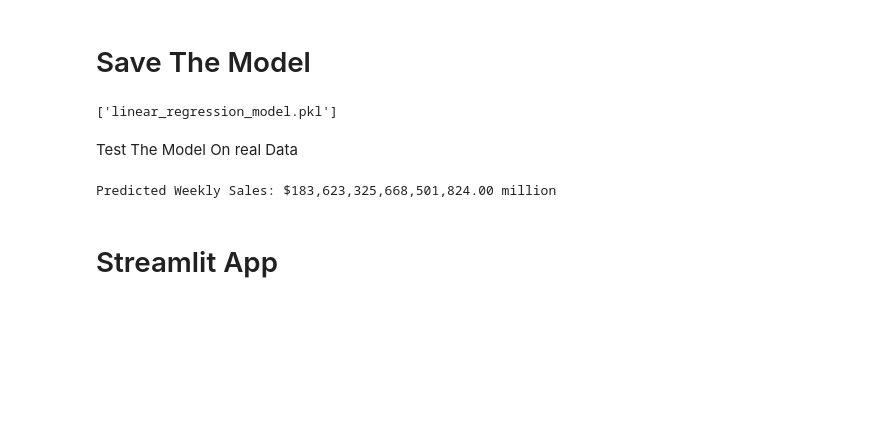
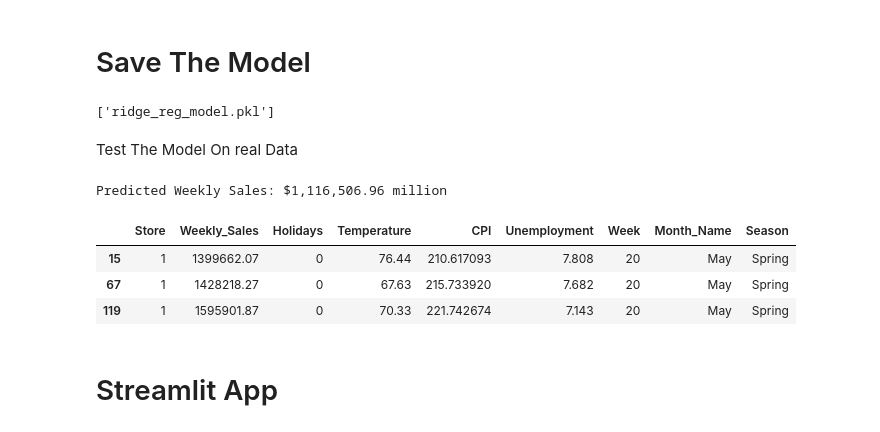
Before and after one commit to HossamElsrah/Walmart-Store-Sales-Prediction, a Jupyter notebook: Walmart Store Sales Prediction.ipynb, the cells around one changed output. Drawn from its saved outputs; the diff is of its cells as text; code cells hidden in the pictures; blank space fills up the shorter version.

```diff
--- a/Walmart Store Sales Prediction.ipynb
+++ b/Walmart Store Sales Prediction.ipynb
@@ -1149,25 +1210,25 @@ import joblib
 # Save the preprocessor and model
 joblib.dump(preprocessor, 'preprocessor.pkl')
 joblib.dump(poly, 'poly.pkl')
-joblib.dump(lin_reg, 'linear_regression_model.pkl')
+joblib.dump(ridge_reg, 'ridge_reg_model.pkl')
 # %% [output]
-['linear_regression_model.pkl']
+['ridge_reg_model.pkl']
 # %% [markdown]
 Test The Model On real Data
 # %%
 preprocessor = joblib.load('preprocessor.pkl')
 poly = joblib.load('poly.pkl')
-lin_reg = joblib.load('linear_regression_model.pkl')
+ridge_reg = joblib.load('ridge_reg_model.pkl')
 
 # User input using sliders
 store = "1"
 holidays = "0"
-week = "5"
-month_name = "February"
-season = "Winter"
-temperature = 7.46
-cpi = 126.06
-unemployment = 4.42
+week = "20"
+month_name = "May"
+season = "Spring"
+temperature = 67.63
+cpi = 215.733920
+unemployment = 7.682
 
 # Create a DataFrame from user input
 input_data = pd.DataFrame({
@@ -1189,12 +1250,20 @@ transformed_data = preprocessor.transform(features)
 transformed_data_poly = poly.transform(transformed_data)
 
     # Make predictions
-prediction = lin_reg.predict(transformed_data_poly)
+prediction = ridge_reg.predict(transformed_data_poly)
 
     # Display the prediction
 print(f'Predicted Weekly Sales: ${prediction[0]:,.2f} million')
 # %% [output]
-Predicted Weekly Sales: $183,623,325,668,501,824.00 million
+Predicted Weekly Sales: $1,116,506.96 million
+# %%
+data = pd.read_csv("streamlit_data.csv")
+data[(data["Store"] == 1) & (data["Week"] == 20)]
+# %% [output]
+|  | Store | Weekly_Sales | Holidays | Temperature | CPI | Unemployment | Week | Month_Name | Season |
+| 15 | 1 | 1399662.07 | 0 | 76.44 | 210.617093 | 7.808 | 20 | May | Spring |
+| 67 | 1 | 1428218.27 | 0 | 67.63 | 215.733920 | 7.682 | 20 | May | Spring |
+| 119 | 1 | 1595901.87 | 0 | 70.33 | 221.742674 | 7.143 | 20 | May | Spring |
 # %% [markdown]
 # Streamlit App
 # %%
```
Also changed, not shown: parts of 12 cells of this notebook, 1 other file.
